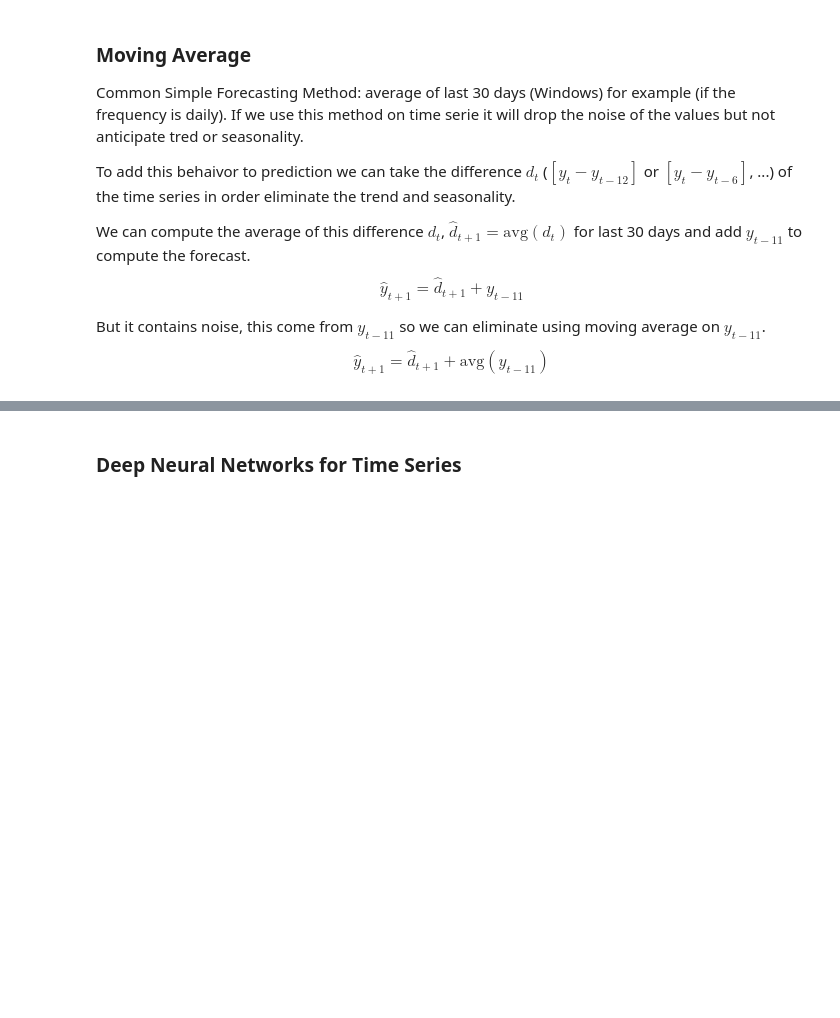
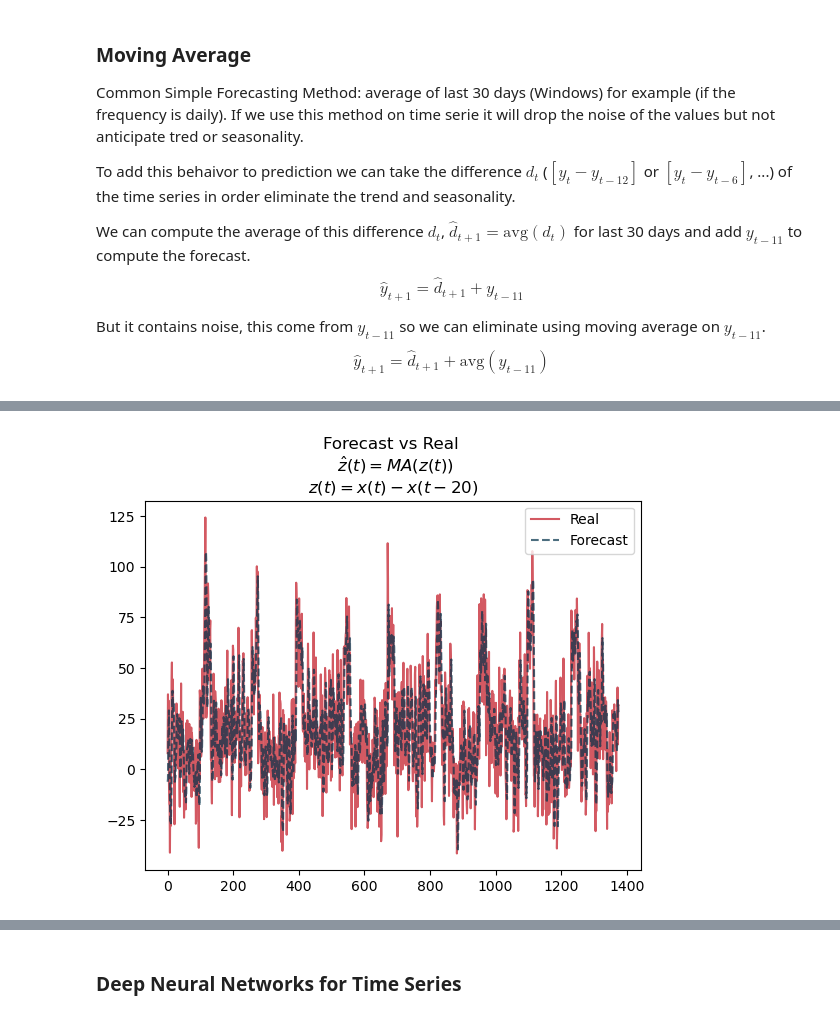
Before and after one commit to dante-cmd/NeuralNetwork, a Jupyter notebook: 04_advanced_neural_network.ipynb, the cells around one changed output, grey strips where cells are left out. Drawn from its saved outputs; the diff is of its cells as text; code cells hidden in the pictures; blank space fills up the shorter version.

```diff
--- a/04_advanced_neural_network.ipynb
+++ b/04_advanced_neural_network.ipynb
@@ -205,17 +192,0 @@ Name: total, dtype: float64
-# %%
-def spectral(t):
-    # frequency
-    freq = 1/12
-    # amplitudes
-    a, b = 0.08, 0.01
-    # constant
-    c = 10
-    π = np.pi
-    # linear combination
-    lc = sum([a * np.cos(2*π*freq*t) + b* np.sin(2*π*freq*t) for m in range(50)])
-    # y = constant + trend + lc + error
-    return c + 0.3*t + lc + np.random.randn()
-
-spectral = np.vectorize(spectral)
-base = np.arange(150)
-x = spectral(base)
@@ -255,0 +207,21 @@ np.sqrt(np.mean(((alumn_predict - alumn).dropna())**2))
+# %%
+# Each 20(size/n_cycles) periods is a cycle .
+s = 20
+# Window size to calculate the moving average.
+window = 3
+# The difference between the current value and the value 20 periods ago.
+# z{t} = x{t} - x{t-20}
+x_lagged = x[:-s].copy()
+z = (x[s:] - x_lagged).copy()
+cs = z.cumsum()
+# Training moving average
+ma = (cs[window:] - cs[:-window])/window
+# Forecast `z` using Trailing moving average
+z_forecast = ma[:-1].copy()
+z_real = z[window+1:].copy()
+plt.plot(z_real, label='Real', color='#c1121f', alpha=0.7)
+plt.plot(z_forecast, label='Forecast', color='#003049', linestyle='--', alpha=0.7)
+plt.title('Forecast vs Real \n $\hat{z}(t) = MA(z(t))$ \n$z(t) = x(t) - x(t-20)$')
+plt.legend();
+# %% [output]
+[figure, added]
```
Also changed, not shown: parts of 155 cells of this notebook, 10 other files.
